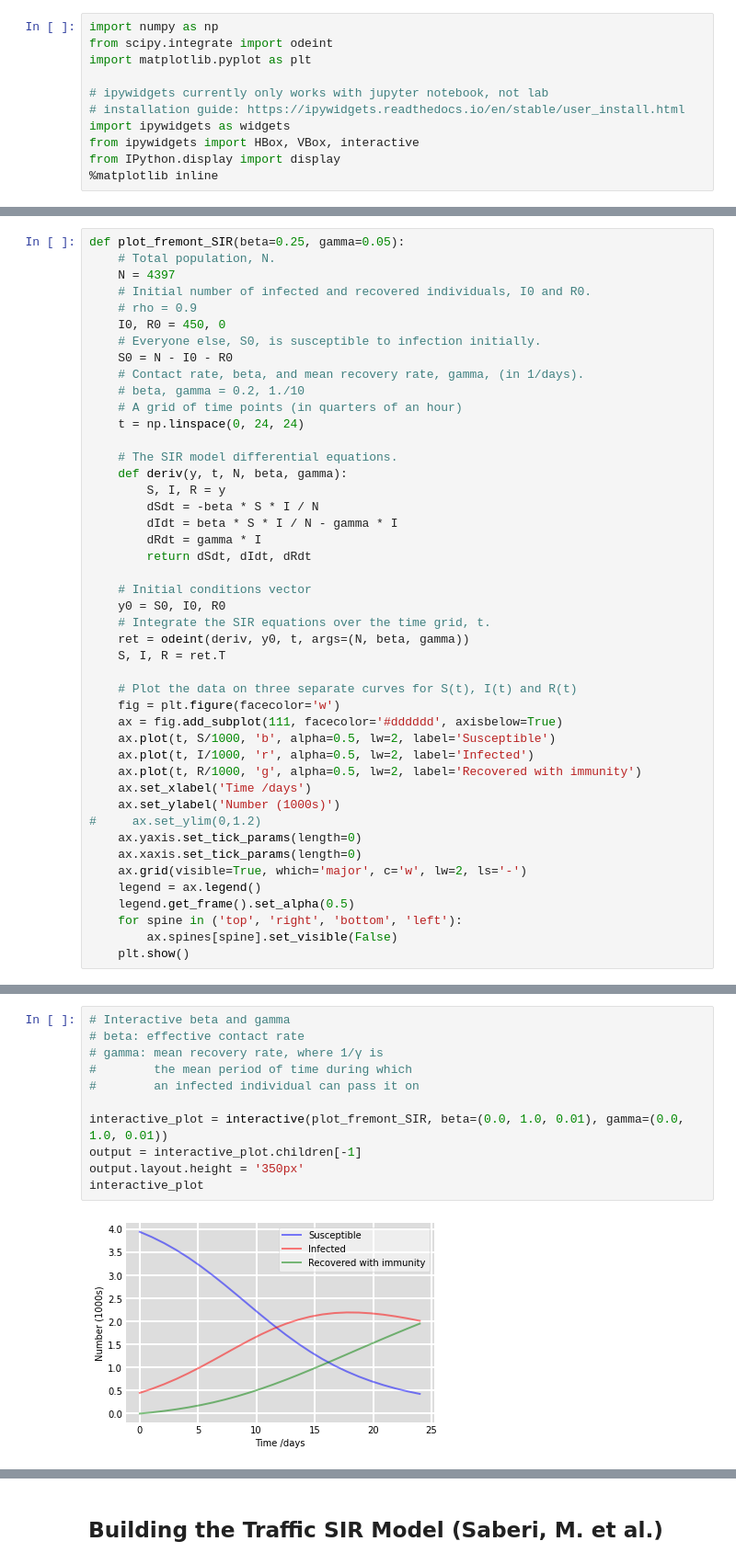
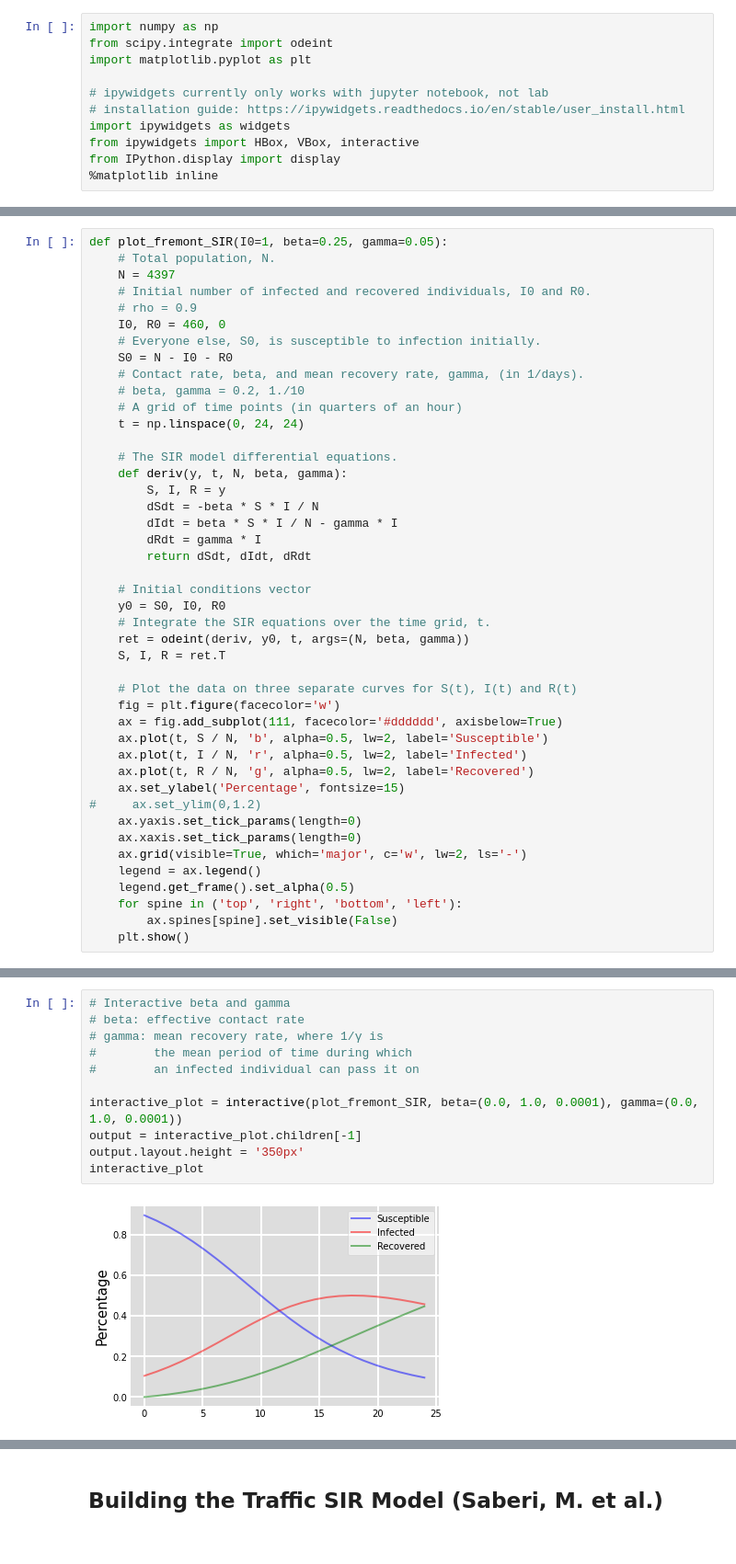
Before and after one commit to CarlQGan/SIR_Traffic, a Jupyter notebook: SIRModel.ipynb, the cells around one changed output, grey strips where cells are left out. Shown at 92% size. Cells and saved outputs as stored; diff of their text form.

```diff
--- a/SIRModel.ipynb
+++ b/SIRModel.ipynb
@@ -78,11 +78,11 @@ interactive_plot
 interactive(children=(FloatSlider(value=0.2, description='beta', max=1.0, step=0.01), FloatSlider(value=0.1, d…
 # %%
-def plot_fremont_SIR(beta=0.25, gamma=0.05):
+def plot_fremont_SIR(I0=1, beta=0.25, gamma=0.05):
     # Total population, N.
     N = 4397
     # Initial number of infected and recovered individuals, I0 and R0.
     # rho = 0.9
-    I0, R0 = 450, 0
+    I0, R0 = 460, 0
     # Everyone else, S0, is susceptible to infection initially.
     S0 = N - I0 - R0
     # Contact rate, beta, and mean recovery rate, gamma, (in 1/days).
@@ -107,11 +107,10 @@ def plot_fremont_SIR(beta=0.25, gamma=0.05):
     # Plot the data on three separate curves for S(t), I(t) and R(t)
     fig = plt.figure(facecolor='w')
     ax = fig.add_subplot(111, facecolor='#dddddd', axisbelow=True)
-    ax.plot(t, S/1000, 'b', alpha=0.5, lw=2, label='Susceptible')
-    ax.plot(t, I/1000, 'r', alpha=0.5, lw=2, label='Infected')
-    ax.plot(t, R/1000, 'g', alpha=0.5, lw=2, label='Recovered with immunity')
-    ax.set_xlabel('Time /days')
-    ax.set_ylabel('Number (1000s)')
+    ax.plot(t, S / N, 'b', alpha=0.5, lw=2, label='Susceptible')
+    ax.plot(t, I / N, 'r', alpha=0.5, lw=2, label='Infected')
+    ax.plot(t, R / N, 'g', alpha=0.5, lw=2, label='Recovered')
+    ax.set_ylabel('Percentage', fontsize=15)
 #     ax.set_ylim(0,1.2)
     ax.yaxis.set_tick_params(length=0)
     ax.xaxis.set_tick_params(length=0)
@@ -124,13 +127,13 @@ def plot_fremont_SIR(beta=0.25, gamma=0.05):
 # %%
 # Interactive beta and gamma
 # beta: effective contact rate
 # gamma: mean recovery rate, where 1/γ is
 #        the mean period of time during which
 #        an infected individual can pass it on
 
-interactive_plot = interactive(plot_fremont_SIR, beta=(0.0, 1.0, 0.01), gamma=(0.0, 1.0, 0.01))
+interactive_plot = interactive(plot_fremont_SIR, beta=(0.0, 1.0, 0.0001), gamma=(0.0, 1.0, 0.0001))
 output = interactive_plot.children[-1]
 output.layout.height = '350px'
 interactive_plot
 # %% [output]
-[figure, old version]
+[figure, new version]
```
Also changed, not shown: parts of 7 cells of this notebook, 1 other file.
